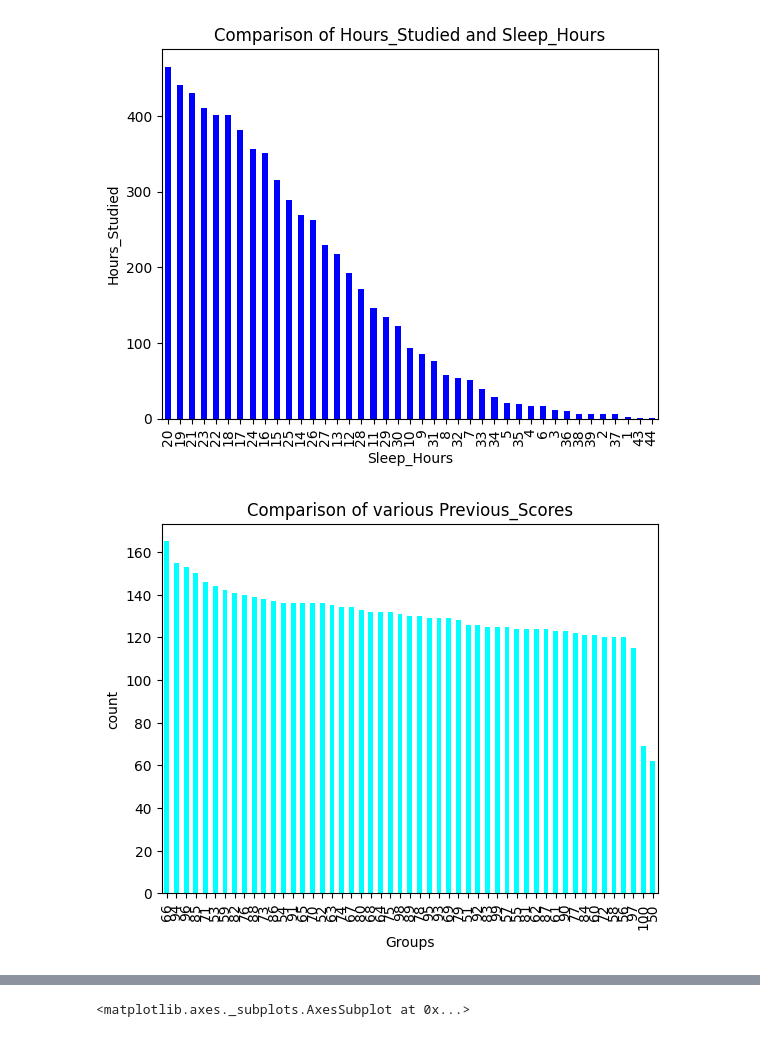
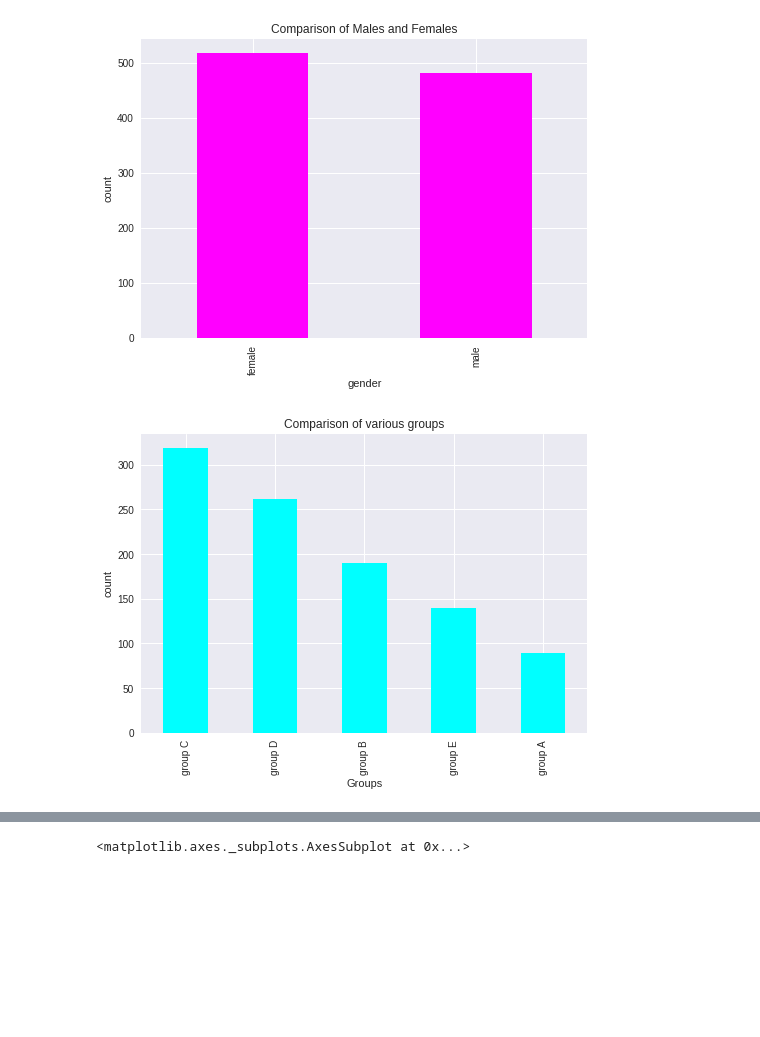
Before and after one commit to achalu/oro, a Jupyter notebook: Student_Performance_prediction .ipynb, the cells around one changed output, grey strips where cells are left out. Drawn from its saved outputs; the diff is of its cells as text; code cells hidden in the pictures; blank space fills up the shorter version.

```diff
--- a/Student_Performance_prediction .ipynb
+++ b/Student_Performance_prediction .ipynb
@@ -48,5 +28,5 @@ Requirement already satisfied: pyparsing>=3.1.0 in /usr/local/lib/python3.12/dis
 # %%
-data = pd.read_csv('/content/StudentPerformanceFactors.csv')
+data = pd.read_csv('/StudentPerformanceFactors.csv')
 
 print(data.shape)
 
@@ -68,9 +48,6 @@ data.tail()
 | 6604 | 20 | 90 | Medium | Low | Yes | ... |
 | 6605 | 10 | 86 | High | High | Yes | ... |
 | 6606 | 15 | 67 | Medium | Low | Yes | ... |
-# %%
-import pandas as pd
-data = pd.DataFrame(data)
 # %%
 data.info()
 # %% [output]
@@ -133,11 +66,0 @@ For example, when doing 'df[col].method(value, inplace=True)', try using 'df.met
-# %%
-# ENCODE CATEGORICAL VARIABLES
-# ==========================================
-
-label_encoders = {}
-
-for col in data.columns:
-    if data[col].dtype == 'object':
-        le = LabelEncoder()
-        data[col] = le.fit_transform(data[col])
-        label_encoders[col] = le
@@ -157,18 +66,0 @@ selected_columns = [
-# %%
-# Discretize numerical columns
-for col in ['Hours_Studied', 'Attendance', 'Previous_Scores', 'Tutoring_Sessions']:
-    data[col] = pd.qcut(data[col], q=3, labels=False, duplicates='drop')
-
-bn_data = data[selected_columns]
-
-print(bn_data.head())
-
-# ==========================================
-# TRAIN TEST SPLIT
-# ==========================================
-
-train_data, test_data = train_test_split(
-    bn_data,
-    test_size=0.2,
-    random_state=42
-)
@@ -360,23 +91,23 @@ dtype: int64
 # %%
 # visualising the number of male and female in the dataset
 
-data['Sleep_Hours'].value_counts(normalize = True)
-data['Hours_Studied'].value_counts(dropna = False).plot.bar(color = 'blue')
-plt.title('Comparison of Hours_Studied and Sleep_Hours')
-plt.xlabel('Sleep_Hours')
-plt.ylabel('Hours_Studied')
+data['gender'].value_counts(normalize = True)
+data['gender'].value_counts(dropna = False).plot.bar(color = 'magenta')
+plt.title('Comparison of Males and Females')
+plt.xlabel('gender')
+plt.ylabel('count')
 plt.show()
 # %% [output]
-[figure, old version]
+[figure, new version]
 # %%
 # visualizing the different groups in the dataset
 
-data['Previous_Scores'].value_counts(normalize = True)
-data['Previous_Scores'].value_counts(dropna = False).plot.bar(color = 'cyan')
-plt.title('Comparison of various Previous_Scores')
+data['race/ethnicity'].value_counts(normalize = True)
+data['race/ethnicity'].value_counts(dropna = False).plot.bar(color = 'cyan')
+plt.title('Comparison of various groups')
 plt.xlabel('Groups')
 plt.ylabel('count')
 plt.show()
 # %% [output]
-[figure, old version]
+[figure, new version]
 # %%
```
Also changed, not shown: parts of 40 cells of this notebook.
